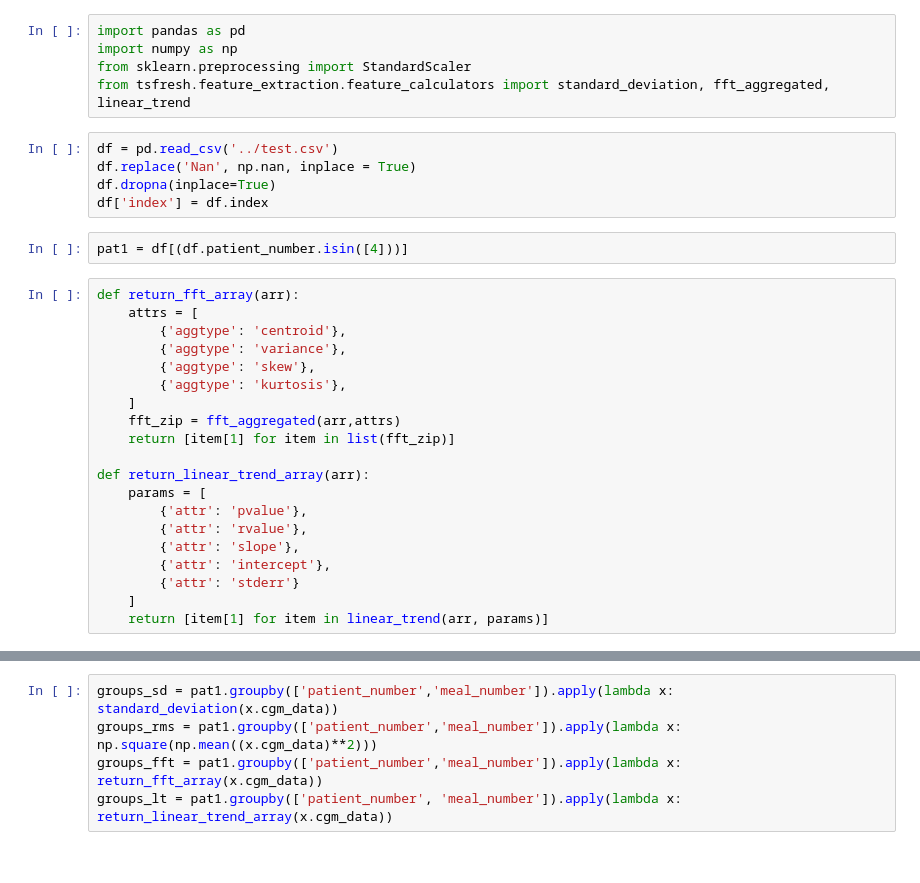
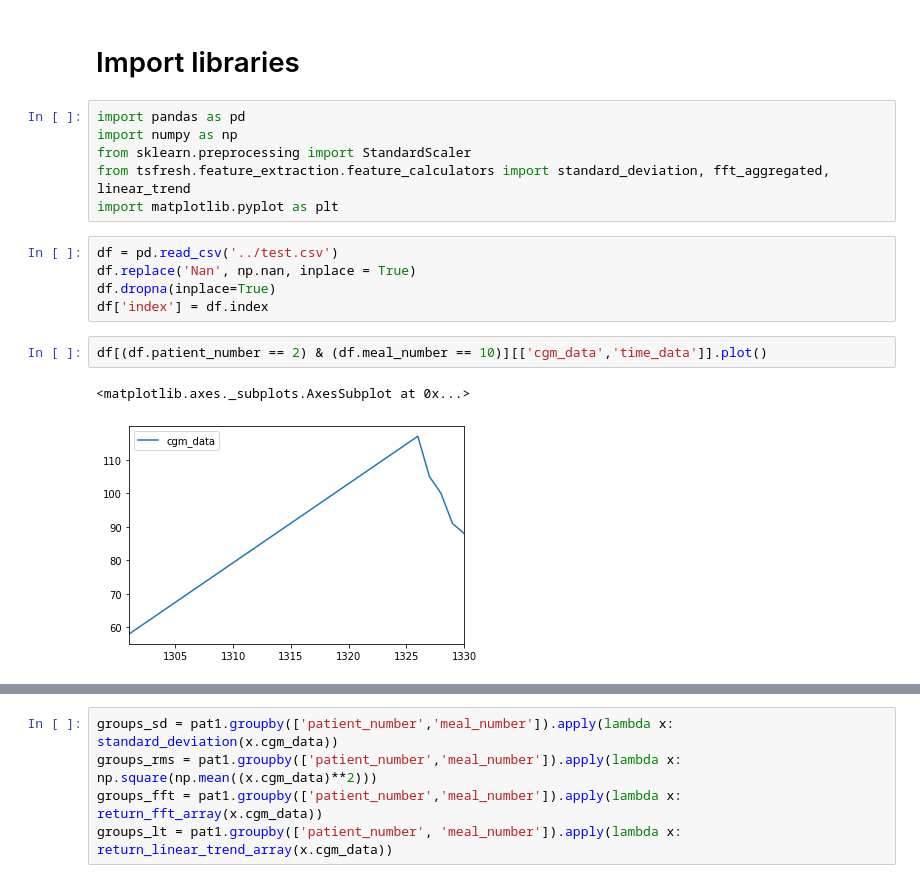
Before and after one commit to ashish-padakannaya/Meal-pattern-analysis, a Jupyter notebook: notebooks/ashish_tests.ipynb, the cells around one changed output, grey strips where cells are left out. Cells and saved outputs as stored; diff of their text form.

Commit message:
adding plot

```diff
--- a/notebooks/ashish_tests.ipynb
+++ b/notebooks/ashish_tests.ipynb
@@ -1,32 +1,18 @@
+# %% [markdown]
+# Import libraries
 # %%
 import pandas as pd
 import numpy as np
 from sklearn.preprocessing import StandardScaler
 from tsfresh.feature_extraction.feature_calculators import standard_deviation, fft_aggregated, linear_trend
+import matplotlib.pyplot as plt
 # %%
 df = pd.read_csv('../test.csv')
 df.replace('Nan', np.nan, inplace = True)
 df.dropna(inplace=True)
 df['index'] = df.index
-# %%
-pat1 = df[(df.patient_number.isin([4]))]
-# %%
-def return_fft_array(arr):
-    attrs = [
-        {'aggtype': 'centroid'},
-        {'aggtype': 'variance'},
-        {'aggtype': 'skew'},
-        {'aggtype': 'kurtosis'},
-    ]
-    fft_zip = fft_aggregated(arr,attrs)
-    return [item[1] for item in list(fft_zip)]
-
-def return_linear_trend_array(arr):
-    params = [
-        {'attr': 'pvalue'},
-        {'attr': 'rvalue'},
-        {'attr': 'slope'},
-        {'attr': 'intercept'},
-        {'attr': 'stderr'}
-    ]
-    return [item[1] for item in linear_trend(arr, params)]
+# %%
+df[(df.patient_number == 2) & (df.meal_number == 10)][['cgm_data','time_data']].plot()
+# %% [output]
+<matplotlib.axes._subplots.AxesSubplot at 0x...>
+[figure, added]
```
Also changed, not shown: parts of 16 cells of this notebook.
